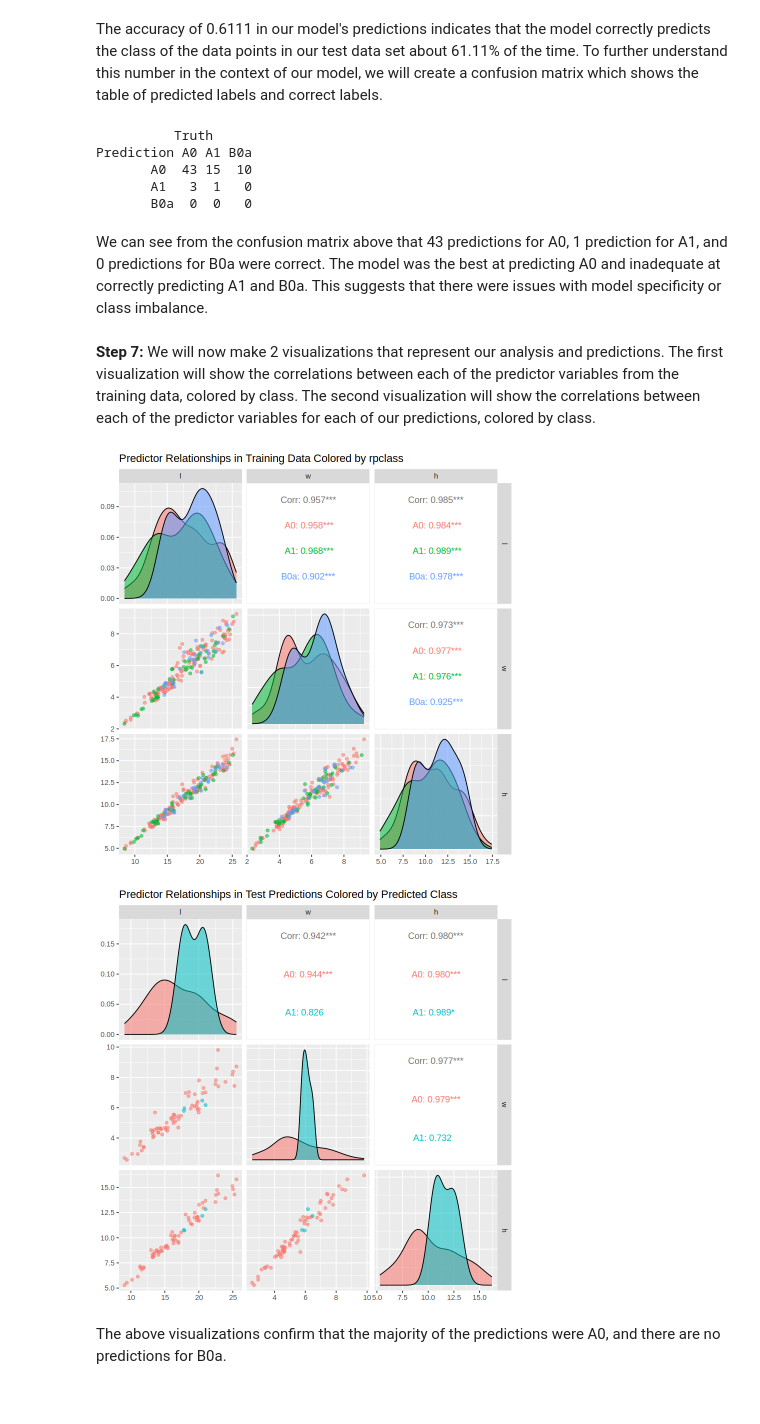
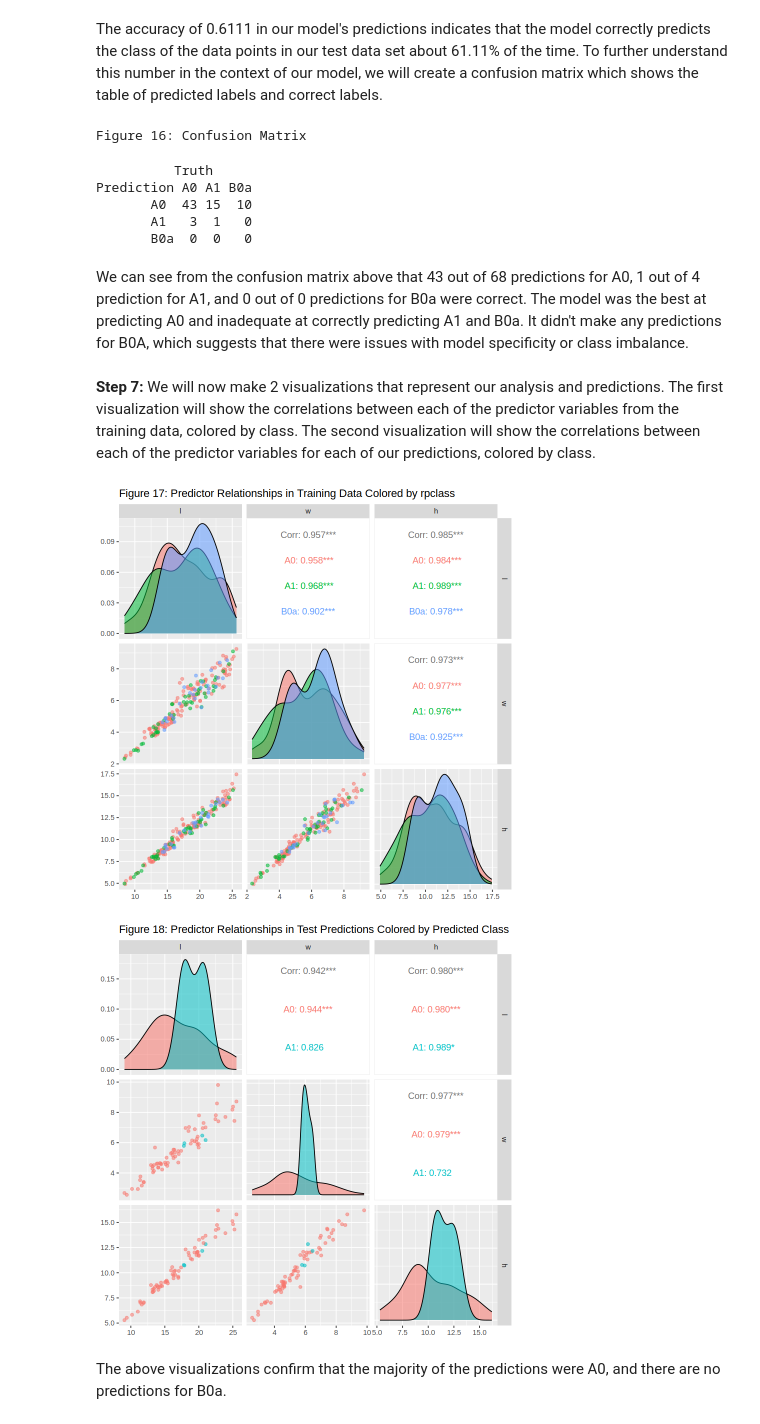
Before and after one commit to rhe9598/dsci_group_project, a Jupyter notebook: DcorneaReport.ipynb, the cells around one changed output. Saved outputs shown, nothing was run; the diff lists cells and outputs as text; code cells hidden in the pictures.

```diff
--- a/DcorneaReport.ipynb
+++ b/DcorneaReport.ipynb
@@ -389,39 +417,42 @@ A tibble: 2 × 3
 # %% [markdown]
 The accuracy of 0.6111 in our model's predictions indicates that the model correctly predicts the class of the data points in our test data set about 61.11% of the time. To further understand this number in the context of our model, we will create a confusion matrix which shows the table of predicted labels and correct labels.
 # %%
+cat("Figure 16: Confusion Matrix\n")
+
 dornea_mat <- test_predictions |>
              conf_mat(truth = rpclass, estimate = .pred_class)
 
 dornea_mat
 # %% [output]
-          Truth
-Prediction A0 A1 B0a
-       A0  43 15  10
-       A1   3  1   0
-       B0a  0  0   0
+Figure 16: Confusion Matrix
+          Truth
+Prediction A0 A1 B0a
+       A0  43 15  10
+       A1   3  1   0
+       B0a  0  0   0
 # %% [markdown]
-We can see from the confusion matrix above that 43 predictions for A0, 1 prediction for A1, and 0 predictions for B0a were correct. The model was the best at predicting A0 and inadequate at correctly predicting A1 and B0a. This suggests that there were issues with model specificity or class imbalance.
+We can see from the confusion matrix above that 43 out of 68 predictions for A0, 1 out of 4 prediction for A1, and 0 out of 0 predictions for B0a were correct. The model was the best at predicting A0 and inadequate at correctly predicting A1 and B0a. It didn't make any predictions for B0A, which suggests that there were issues with model specificity or class imbalance.
 # %% [markdown]
 **Step 7:** We will now make 2 visualizations that represent our analysis and predictions. The first visualization will show the correlations between each of the predictor variables from the training data, colored by class. The second visualization will show the correlations between each of the predictor variables for each of our predictions, colored by class.
 # %%
 #ggpairs plot of original data, color coded by class
 dornea_pairs_original_plot <- training_data |>
                         select(l:h) |>
                         ggpairs(aes(color = training_data$rpclass, alpha = 0.05),
-                                title = "Predictor Relationships in Training Data Colored by rpclass")
+                                title = "Figure 17: Predictor Relationships in Training Data Colored by rpclass")
 
 dornea_pairs_original_plot
 
 #ggpairs plot of new observation, color coded by predicted class
 dornea_pairs_predictions_plot <- test_predictions |>
                         select(l:h) |>
                         ggpairs(aes(color = test_predictions$.pred_class, alpha = 0.05),
-                                title = "Predictor Relationships in Test Predictions Colored by Predicted Class")
+                                title = "Figure 18: Predictor Relationships in Test Predictions Colored by Predicted Class")
 
 dornea_pairs_predictions_plot
 # %% [output]
-[figure, old version]
+[figure, new version]
-[figure, old version]
+[figure, new version]
 # %% [markdown]
 The above visualizations confirm that the majority of the predictions were A0, and there are no predictions for B0a.
 # %% [markdown]
```
Also changed, not shown: parts of 9 cells of this notebook.
